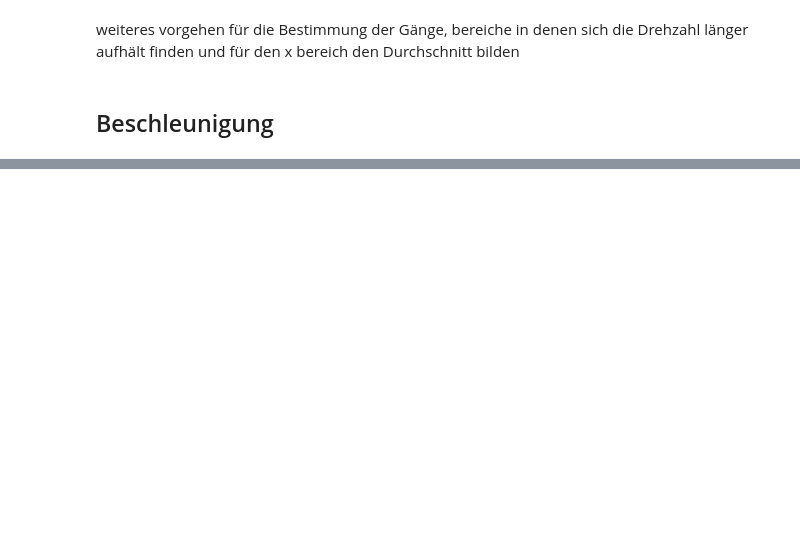
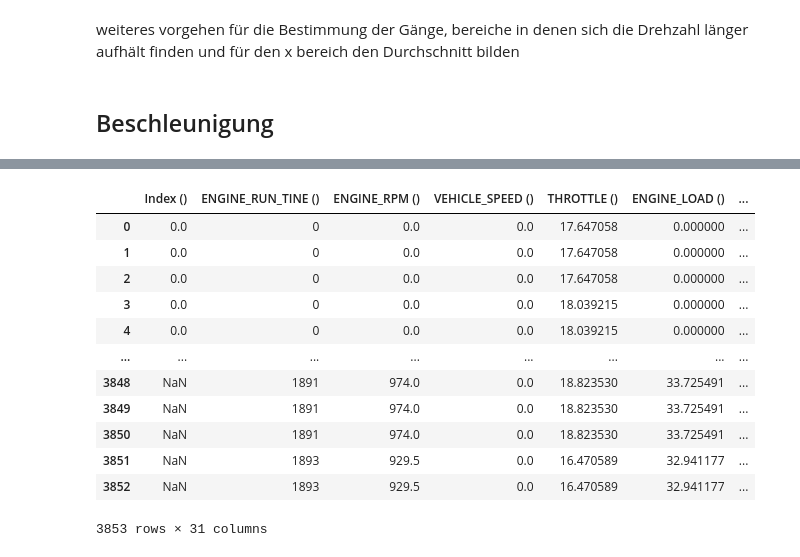
Before and after one commit to camila-duarte/verbrennungsmotoren, a Jupyter notebook: analyse/Motordrehzahl und Motordrehmoment.ipynb, the cells around one changed output, grey strips where cells are left out. Cells and saved outputs as stored; diff of their text form; code cells hidden in the pictures; blank space fills up the shorter version.

```diff
--- a/analyse/Motordrehzahl und Motordrehmoment.ipynb
+++ b/analyse/Motordrehzahl und Motordrehmoment.ipynb
@@ -129,0 +131,16 @@ min:  -860.9921771343751 kW
+# %%
+data[2]
+# %% [output]
+|  | Index () | ENGINE_RUN_TINE () | ENGINE_RPM () | VEHICLE_SPEED () | THROTTLE () | ENGINE_LOAD () | ... |
+| 0 | 0.0 | 0 | 0.0 | 0.0 | 17.647058 | 0.000000 | ... |
+| 1 | 0.0 | 0 | 0.0 | 0.0 | 17.647058 | 0.000000 | ... |
+| 2 | 0.0 | 0 | 0.0 | 0.0 | 17.647058 | 0.000000 | ... |
+| 3 | 0.0 | 0 | 0.0 | 0.0 | 18.039215 | 0.000000 | ... |
+| 4 | 0.0 | 0 | 0.0 | 0.0 | 18.039215 | 0.000000 | ... |
+| ... | ... | ... | ... | ... | ... | ... | ... |
+| 3848 | NaN | 1891 | 974.0 | 0.0 | 18.823530 | 33.725491 | ... |
+| 3849 | NaN | 1891 | 974.0 | 0.0 | 18.823530 | 33.725491 | ... |
+| 3850 | NaN | 1891 | 974.0 | 0.0 | 18.823530 | 33.725491 | ... |
+| 3851 | NaN | 1893 | 929.5 | 0.0 | 16.470589 | 32.941177 | ... |
+| 3852 | NaN | 1893 | 929.5 | 0.0 | 16.470589 | 32.941177 | ... |
+3853 rows × 31 columns
```
Also changed, not shown: parts of 5 cells of this notebook, 11 other files.
